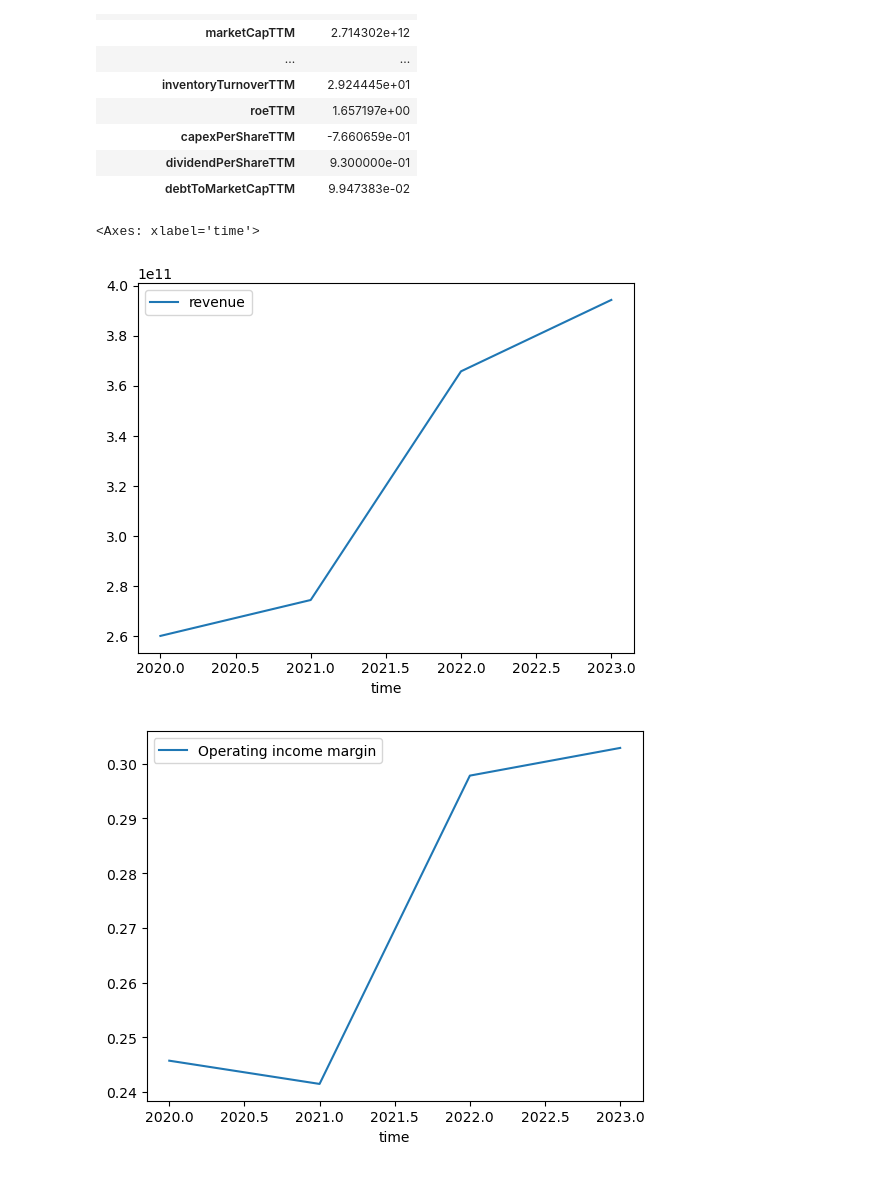
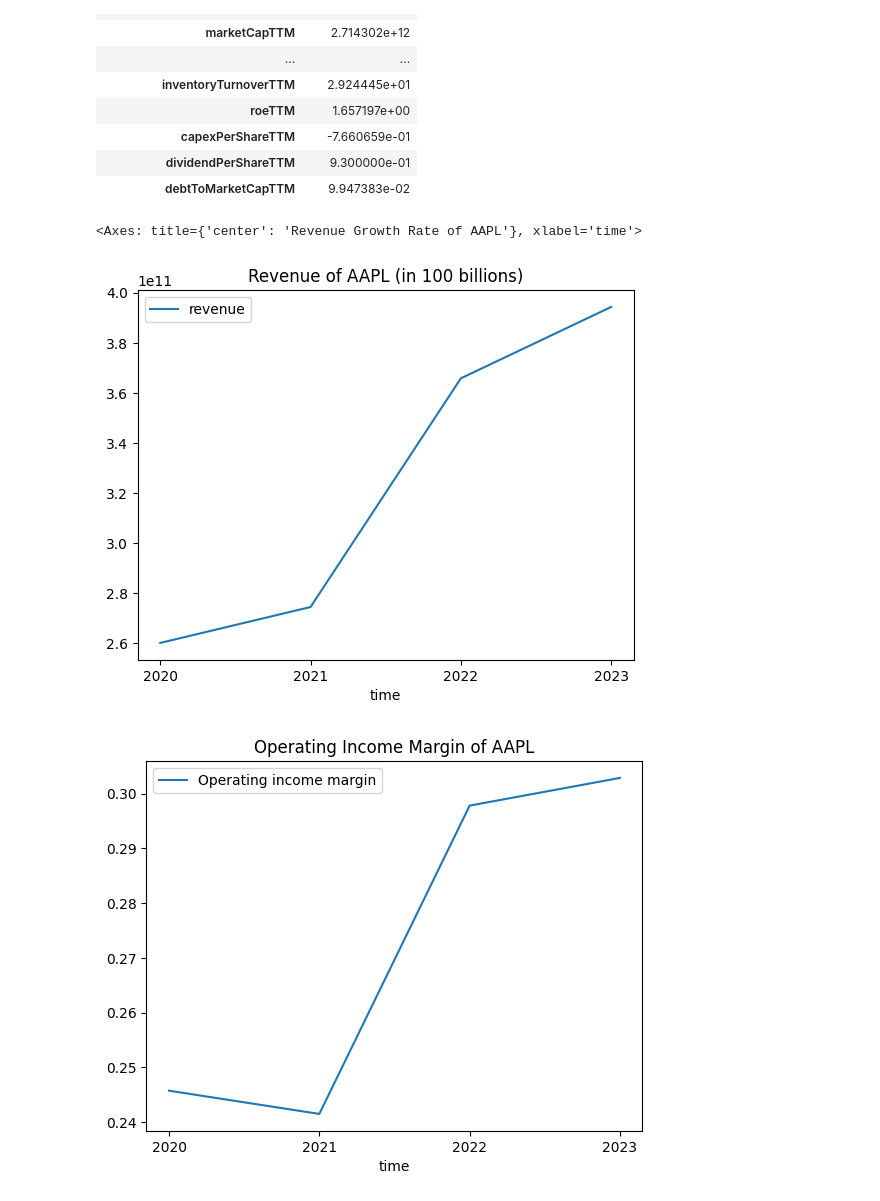
Before and after one commit to mikecai020418/Equity-PriceAnalysis, a Jupyter notebook: project.ipynb, the cells around one changed output. Drawn from its saved outputs; the diff is of its cells as text; code cells hidden in the pictures.

```diff
--- a/project.ipynb
+++ b/project.ipynb
@@ -353,27 +383,12 @@ df_get_enterprise_value = get_enterprise_value(ticker, rate=10, key=key, period=
 # %%
-revenue_list=list(df_income_statement.loc['revenue'][:pastyear].copy().values).copy()
-Operating_Income_List=list(df_income_statement.loc['operatingIncome'][:pastyear].copy().values).copy()
-Income_Tax_List = list(df_income_statement.loc['incomeTaxExpense'][:pastyear].copy().values).copy()
-
-Depreciation_Amorization_list=list(df_cash_flow_statement.loc['depreciationAndAmortization'][:pastyear].copy().values).copy()
-Stock_Based_Compensation_list=list(df_cash_flow_statement.loc['stockBasedCompensation'][:pastyear].copy().values).copy()
-Operating_Cash_Flow_list = list(df_cash_flow_statement.loc['operatingCashFlow'][:pastyear].copy().values).copy()
-Captial_Expense_List=list(df_cash_flow_statement.loc['capitalExpenditure'][:pastyear].copy().values).copy()
-
-
-revenue_list.reverse()
-Operating_Income_List.reverse()
-Income_Tax_List.reverse()
-Depreciation_Amorization_list.reverse()
-Stock_Based_Compensation_list.reverse()
-Operating_Cash_Flow_list.reverse()
-Captial_Expense_List.reverse()
-
-time_list=[nowyear-i for i in range(pastyear-1,-1,-1)]
-
 growth_rate_list=[]
 for i in range(0,len(revenue_list)-1):
     growth_rate_list.append((revenue_list[i+1]-revenue_list[i])/revenue_list[i])
+
+Net_Income_Margin_list=[]
+for i in range(0,len(Net_Income_list)):
+    Net_Income_Margin_list.append(Net_Income_list[i]/revenue_list[i])
+#Use formula to calculate the net income margin of the company and store it into a list
 
 Operating_Income_Margin_list=[]
 for i in range(0,len(Operating_Income_List)):
@@ -407,22 +422,31 @@ Free_Cash_Flow_list = []
 for i in range(0, len(Operating_Cash_Flow_list)):
     Free_Cash_Flow_list.append(Operating_Cash_Flow_list[i]-abs(Captial_Expense_List[i]))
 
+FCF_Net_Income_Rate_List=[]
+for i in range(0,len(Free_Cash_Flow_list)):
+   FCF_Net_Income_Rate_List.append(Free_Cash_Flow_list[i]/Net_Income_list[i])
+#Calculate the free cash flow to net income rate of the company and store it into a list
+
 FCF_Operating_Income_Rate_list = []
 for i in range(0, len(Free_Cash_Flow_list)):
     FCF_Operating_Income_Rate_list.append(Free_Cash_Flow_list[i]/Operating_Income_List[i])
 # %%
 df_revenue=pd.DataFrame({'time':time_list,'revenue':revenue_list})
 df_Operating_Income_Margin=pd.DataFrame({'time':time_list,'Operating income margin':Operating_Income_Margin_list})
 df_FCF_OI_Rate=pd.DataFrame({'time':time_list,'Rate of FCF over Operating Income':FCF_Operating_Income_Rate_list})
 time_list2=time_list.copy()
 time_list2.remove(time_list2[-1])
 df_growth_rate=pd.DataFrame({'time':time_list2,'Revenue Growth Rate':growth_rate_list})
 
-df_revenue.plot(x='time',y='revenue')
-df_Operating_Income_Margin.plot(x='time',y='Operating income margin')
-df_FCF_OI_Rate.plot(x='time',y='Rate of FCF over Operating Income')
-df_growth_rate.plot(x='time',y='Revenue Growth Rate')
+df_revenue.plot(x='time',y='revenue',xticks=time_list,
+                title=f'Revenue of {ticker} (in 100 billions)')
+df_Operating_Income_Margin.plot(x='time',y='Operating income margin'
+                                ,xticks = time_list, title = f'Operating Income Margin of {ticker}')
+df_FCF_OI_Rate.plot(x='time',y='Rate of FCF over Operating Income',
+                    xticks = time_list, title = f'Rate of FCF over Operating Income of {ticker}')
+df_growth_rate.plot(x='time',y='Revenue Growth Rate',
+                    xticks = time_list, title = f'Revenue Growth Rate of {ticker}')
 # %% [output]
-<Axes: xlabel='time'>
+<Axes: title={'center': 'Revenue Growth Rate of AAPL'}, xlabel='time'>
-[figure, old version]
+[figure, new version]
-[figure, old version]
+[figure, new version]
```
Also changed, not shown: parts of 3 cells of this notebook.
